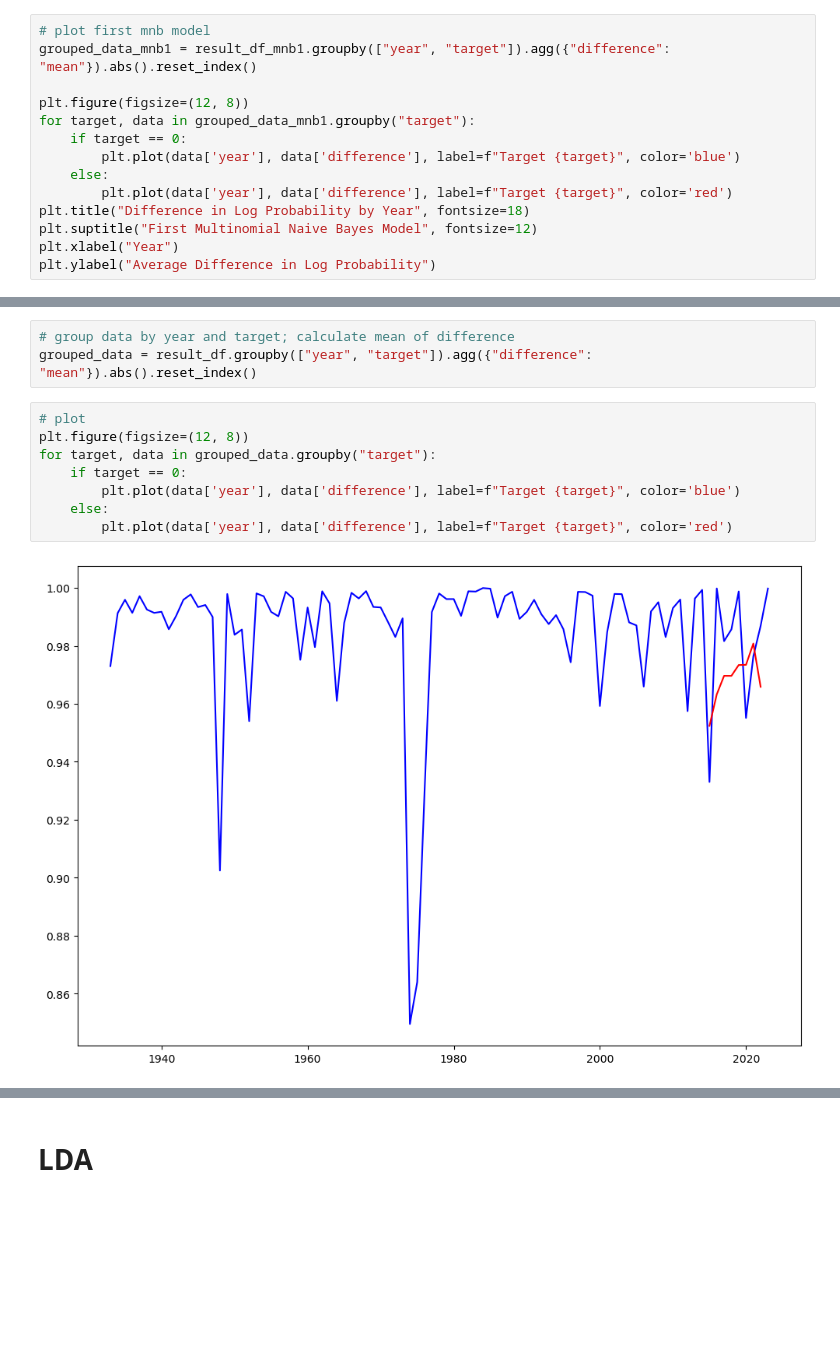
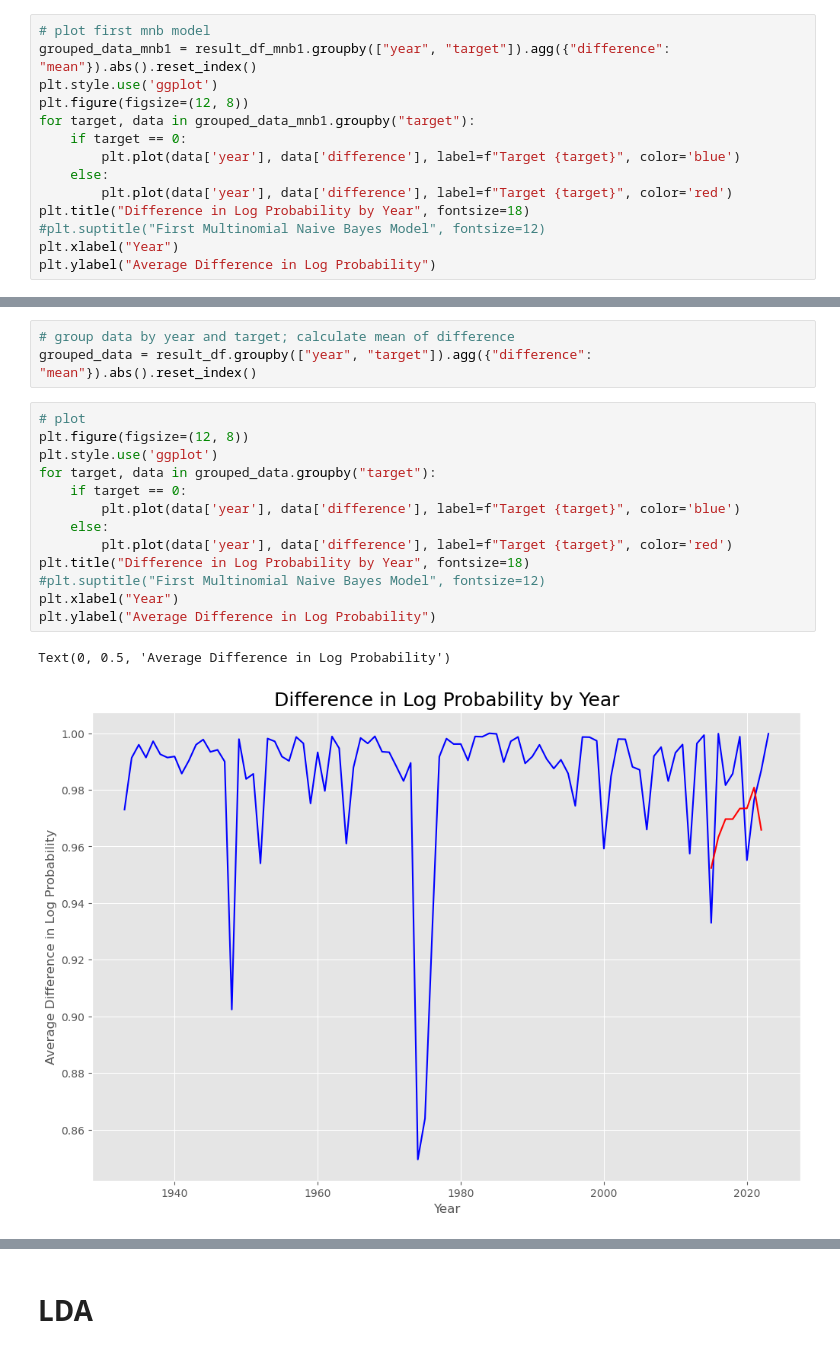
Before and after one commit to natehiatt/unitary_executive_project, a Jupyter notebook: notebooks/text_cleaning.ipynb, the cells around one changed output, grey strips where cells are left out. Cells and saved outputs as stored; diff of their text form; blank space fills up the shorter version.

```diff
--- a/notebooks/text_cleaning.ipynb
+++ b/notebooks/text_cleaning.ipynb
@@ -1410,7 +1418,7 @@ result_df_mnb1["difference"] = result_df_mnb1["proba_1"] - result_df_mnb1["proba
 # %%
 # plot first mnb model
 grouped_data_mnb1 = result_df_mnb1.groupby(["year", "target"]).agg({"difference": "mean"}).abs().reset_index()
-
+plt.style.use('ggplot')
 plt.figure(figsize=(12, 8))
 for target, data in grouped_data_mnb1.groupby("target"):
     if target == 0:
@@ -1418,7 +1426,7 @@ for target, data in grouped_data_mnb1.groupby("target"):
     else:
         plt.plot(data['year'], data['difference'], label=f"Target {target}", color='red')
 plt.title("Difference in Log Probability by Year", fontsize=18)
-plt.suptitle("First Multinomial Naive Bayes Model", fontsize=12)
+#plt.suptitle("First Multinomial Naive Bayes Model", fontsize=12)
 plt.xlabel("Year")
 plt.ylabel("Average Difference in Log Probability")
 # %% [output]
@@ -1462,10 +1470,16 @@ grouped_data = result_df.groupby(["year", "target"]).agg({"difference": "mean"})
 # %%
 # plot
 plt.figure(figsize=(12, 8))
+plt.style.use('ggplot')
 for target, data in grouped_data.groupby("target"):
     if target == 0:
         plt.plot(data['year'], data['difference'], label=f"Target {target}", color='blue')
     else:
         plt.plot(data['year'], data['difference'], label=f"Target {target}", color='red')
+plt.title("Difference in Log Probability by Year", fontsize=18)
+#plt.suptitle("First Multinomial Naive Bayes Model", fontsize=12)
+plt.xlabel("Year")
+plt.ylabel("Average Difference in Log Probability")
 # %% [output]
+Text(0, 0.5, 'Average Difference in Log Probability')
-[figure, old version]
+[figure, new version]
```
Also changed, not shown: parts of 42 cells of this notebook, 12 other files.
